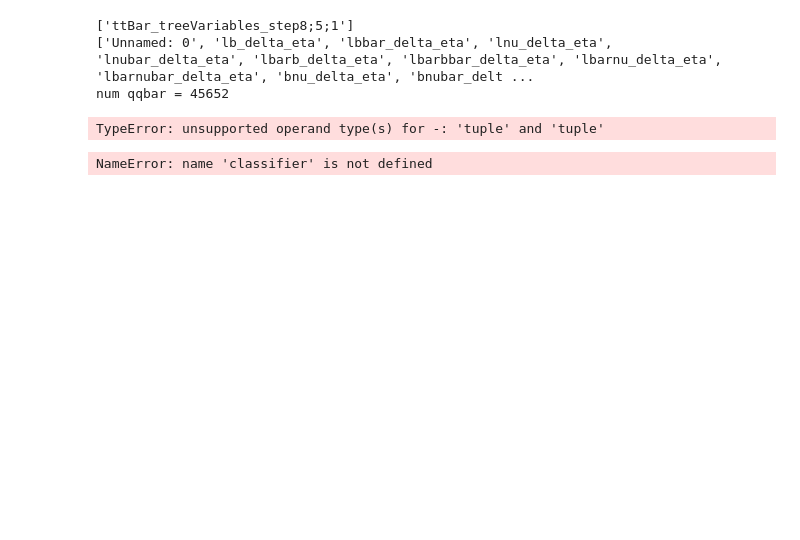
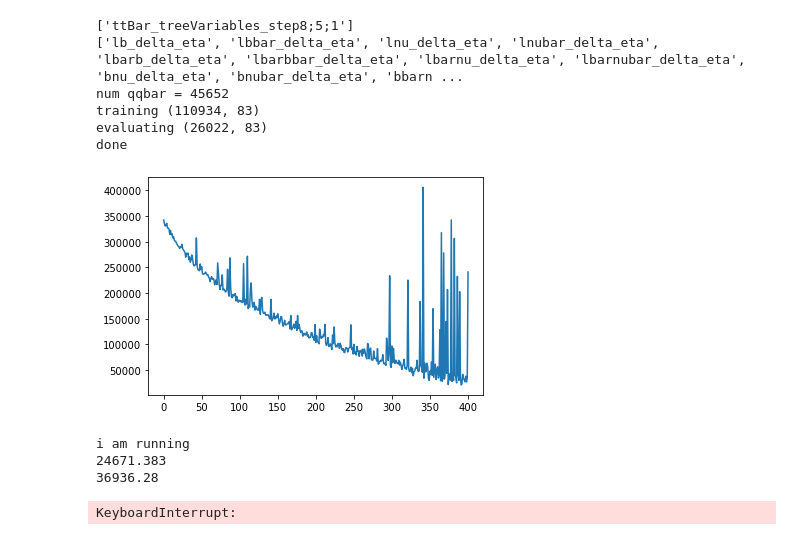
Before and after one commit to MeenakshiMcNamara/entanglement_classifier, a Jupyter notebook: 3_layer_classifier.ipynb, the cells around one changed output. Saved outputs shown, nothing was run; the diff lists cells and outputs as text; code cells hidden in the pictures; blank space fills up the shorter version.

```diff
--- a/3_layer_classifier.ipynb
+++ b/3_layer_classifier.ipynb
@@ -44,7 +42,7 @@ class opt():   # Class used for optimizers in the future. Defines all variables
     config_dir = "."
     save_location = config_dir + data_file
     root_path = "/depot/darkmatter/data/jupyterhub/Physics_Undergrads/Steve/things"
-    file = root_path + "/all.root"
+    file = root_path + "/all_1.root"
 
     #n_cpu = 2    not used rn
 
@@ -97,13 +95,15 @@ dataloader = torch.utils.data.DataLoader(
 print('done')
 # %% [output]
 ['ttBar_treeVariables_step8;5;1']
-['Unnamed: 0', 'lb_delta_eta', 'lbbar_delta_eta', 'lnu_delta_eta', 'lnubar_delta_eta', 'lbarb_delta_eta', 'lbarbbar_delta_eta', 'lbarnu_delta_eta', 'lbarnubar_delta_eta', 'bnu_delta_eta', 'bnubar_delt ...
+['lb_delta_eta', 'lbbar_delta_eta', 'lnu_delta_eta', 'lnubar_delta_eta', 'lbarb_delta_eta', 'lbarbbar_delta_eta', 'lbarnu_delta_eta', 'lbarnubar_delta_eta', 'bnu_delta_eta', 'bnubar_delta_eta', 'bbarn ...
 num qqbar = 45652
+training (110934, 83)
+evaluating (26022, 83)
+done
-TypeError: unsupported operand type(s) for -: 'tuple' and 'tuple'
 # %%
 optimizer = torch.optim.Adam(classifier.parameters(), lr=opt.lr, betas=(opt.b1, opt.b2))
 # criterion = nn.MSELoss()   # mean squared error loss
-criterion = nn.CrossEntropyLoss()
+criterion = nn.CrossEntropyLoss(reduce=False)
 
 loss_array = np.array(())
 batches_done = 0   # Counter for batches
@@ -112,9 +112,10 @@ for epoch in range(opt.n_epochs):   # Loop through all epochs
                                                 # there are i batches in the epoch
         # Configure input
         weight = x[:,81]
-        weight = Variable(weight.type(torch.longTensor))
+        weight = Variable(weight.type(torch.FloatTensor))
         target = x[:,80]
         target = Variable(target.type(torch.LongTensor))
+        #print('len of target =',len(target))
         x = np.transpose(x)
         x = np.delete(x, [80, 81, 82], 0)
         x = np.transpose(x)
@@ -136,31 +137,35 @@ for epoch in range(opt.n_epochs):   # Loop through all epochs
 
         # Calculate loss
         loss_l = criterion(output, target) # -torch.mean(output) + torch.mean(y) # may need to change datatype of y
         loss = torch.dot(weight,loss_l)
         loss.backward()   # Do back propagation
         optimizer.step()   # Update parameters based on gradients for individuals
         batches_done += 1
 
     if epoch % 10 == 0:
 
         #np.save('{file_name}/{num_batches}.npy'.format(file_name=opt.data_file, \
             #num_batches=batches_done), loss)
 
         print(loss.detach().numpy())
         loss_array = np.append(loss_array, loss.detach().numpy())
 
 #         line1.set_ydata(loss_array)
 #         line1.set_xdata(np.array(list(range(int(epoch/10)+1))))
         if epoch % 50 == 0:
             display.clear_output(True)
             figure = plt.figure()
             ax = figure.add_subplot(111)
             ax.plot(np.array(list(range(int(epoch/10)+1))), loss_array)
 #             plt.draw()
 
             plt.show()
             print('i am running')
 if opt.save_weights:
     torch.save(classifier.state_dict(), opt.config_dir + "/threeLayerModel_1.pt")
 # %% [output]
+[figure, added]
-NameError: name 'classifier' is not defined
+i am running
+24671.383
+36936.28
+KeyboardInterrupt:
```
Also changed, not shown: parts of 1 cell of this notebook.
